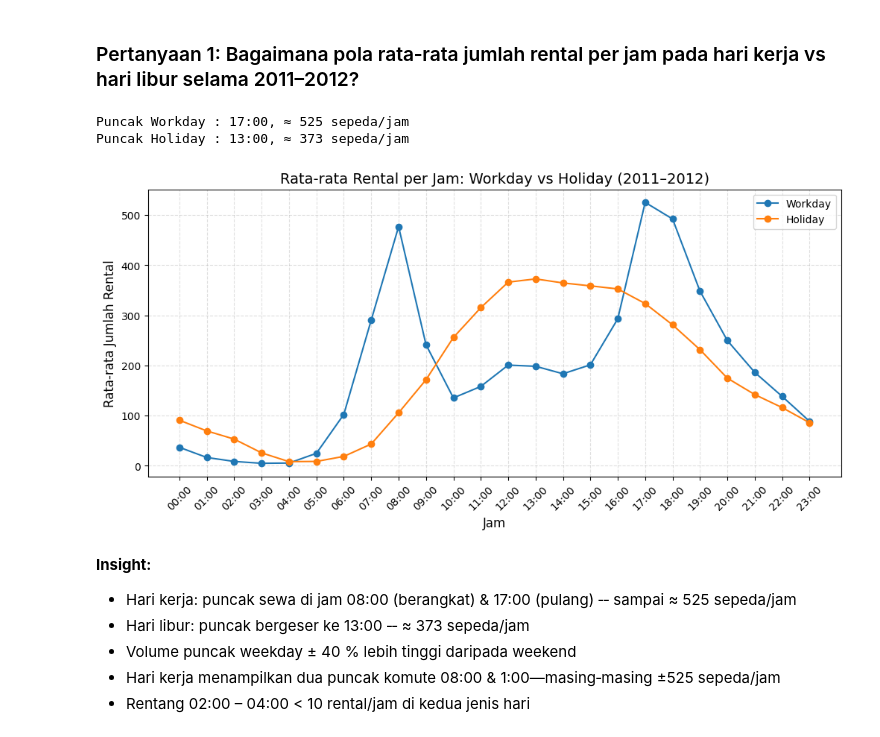
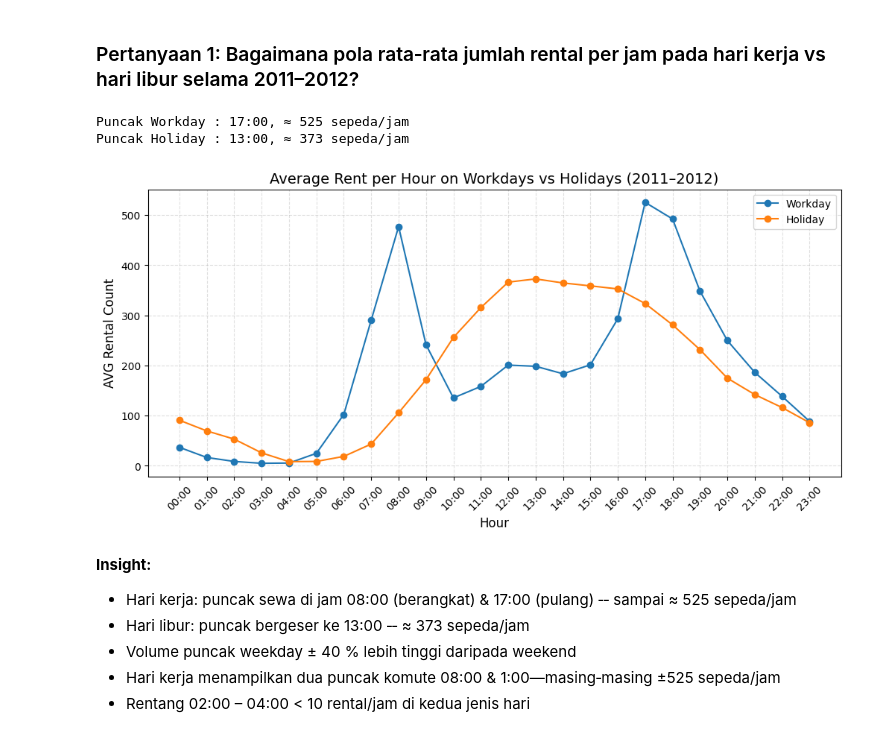
Before and after one commit to AliNicholas/Bike_Sharing_Final_Submission, a Jupyter notebook: notebook.ipynb, the cells around one changed output. Cells and saved outputs as stored; diff of their text form; code cells hidden in the pictures.

```diff
--- a/notebook.ipynb
+++ b/notebook.ipynb
@@ -446,27 +450,27 @@ plt.show()
 # %%
 fig, ax = plt.subplots(figsize=(12,5))
 ax.plot(eda1.index, eda1['Workday'],  marker='o', label='Workday')
 ax.plot(eda1.index, eda1['Holiday'],  marker='o', label='Holiday')
 
-ax.set_title('Rata‑rata Rental per Jam: Workday vs Holiday (2011–2012)', fontsize=14)
-ax.set_xlabel('Jam', fontsize=12)
-ax.set_ylabel('Rata‑rata Jumlah Rental', fontsize=12)
+ax.set_title('Average Rent per Hour on Workdays vs Holidays (2011–2012)', fontsize=14)
+ax.set_xlabel('Hour', fontsize=12)
+ax.set_ylabel('AVG Rental Count', fontsize=12)
 ax.set_xticks(eda1.index)
 ax.set_xticklabels(eda1.index, rotation=45)
 ax.grid(ls='--', alpha=0.4)
 ax.legend()
 
 peak_work_idx = eda1['Workday'].idxmax()
 peak_work_val = eda1['Workday'].max()
 peak_hol_idx  = eda1['Holiday'].idxmax()
 peak_hol_val  = eda1['Holiday'].max()
 
 print(f'Puncak Workday : {peak_work_idx}, ≈ {peak_work_val:.0f} sepeda/jam')
 print(f'Puncak Holiday : {peak_hol_idx}, ≈ {peak_hol_val:.0f} sepeda/jam')
 # %% [output]
 Puncak Workday : 17:00, ≈ 525 sepeda/jam
 Puncak Holiday : 13:00, ≈ 373 sepeda/jam
-[figure, old version]
+[figure, new version]
 # %% [markdown]
 **Insight:**
 - Hari kerja: puncak sewa di jam 08:00 (berangkat) & 17:00 (pulang) ‑‑ sampai ≈ 525 sepeda/jam
```
Also changed, not shown: parts of 9 cells of this notebook, 2 other files.
